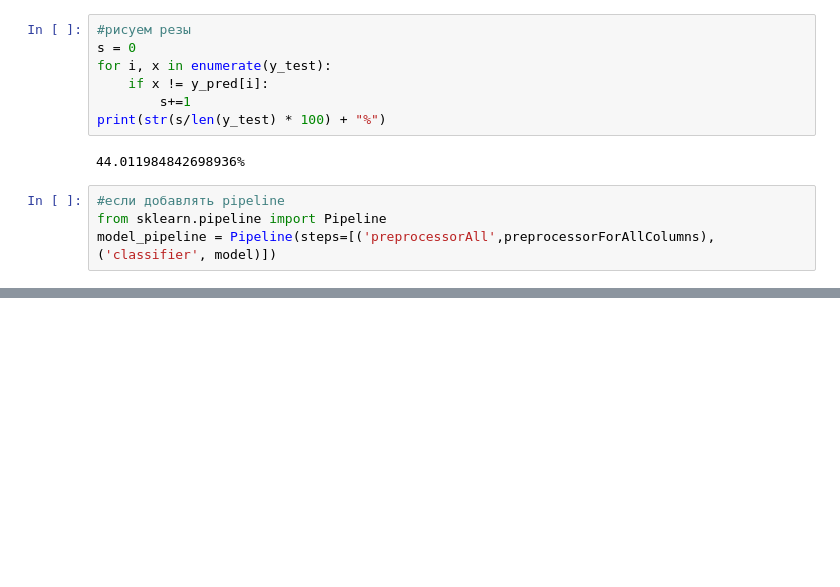
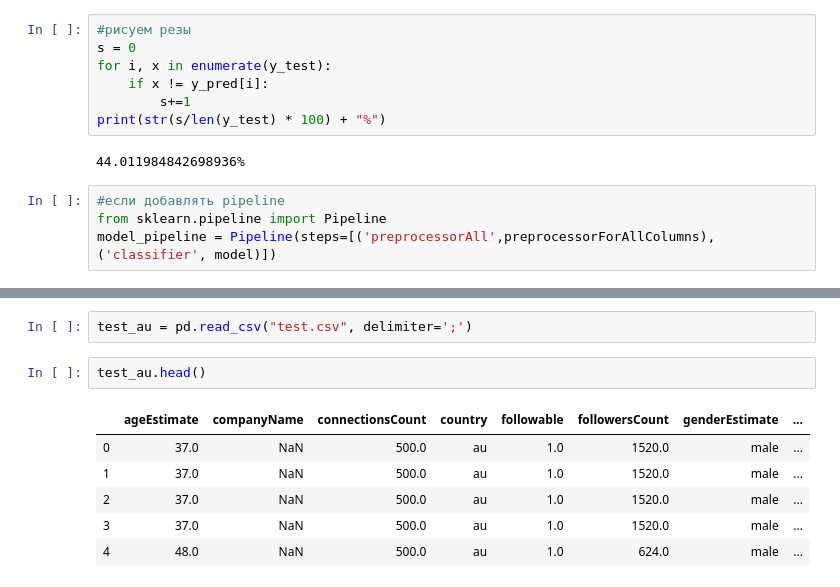
Before and after one commit to Melnikovartem/trud_hack, a Jupyter notebook: artem/working with data.ipynb, the cells around one changed output, grey strips where cells are left out. Cells and saved outputs as stored; diff of their text form; blank space fills up the shorter version.

```diff
--- a/artem/working with data.ipynb
+++ b/artem/working with data.ipynb
@@ -99,0 +184,11 @@ model_pipeline = Pipeline(steps=[('preprocessorAll',preprocessorForAllColumns),(
+# %%
+test_au = pd.read_csv("test.csv", delimiter=';')
+# %%
+test_au.head()
+# %% [output]
+|  | ageEstimate | companyName | connectionsCount | country | followable | followersCount | genderEstimate | ... |
+| 0 | 37.0 | NaN | 500.0 | au | 1.0 | 1520.0 | male | ... |
+| 1 | 37.0 | NaN | 500.0 | au | 1.0 | 1520.0 | male | ... |
+| 2 | 37.0 | NaN | 500.0 | au | 1.0 | 1520.0 | male | ... |
+| 3 | 37.0 | NaN | 500.0 | au | 1.0 | 1520.0 | male | ... |
+| 4 | 48.0 | NaN | 500.0 | au | 1.0 | 624.0 | male | ... |
```
Also changed, not shown: parts of 20 cells of this notebook, 1 other file.
